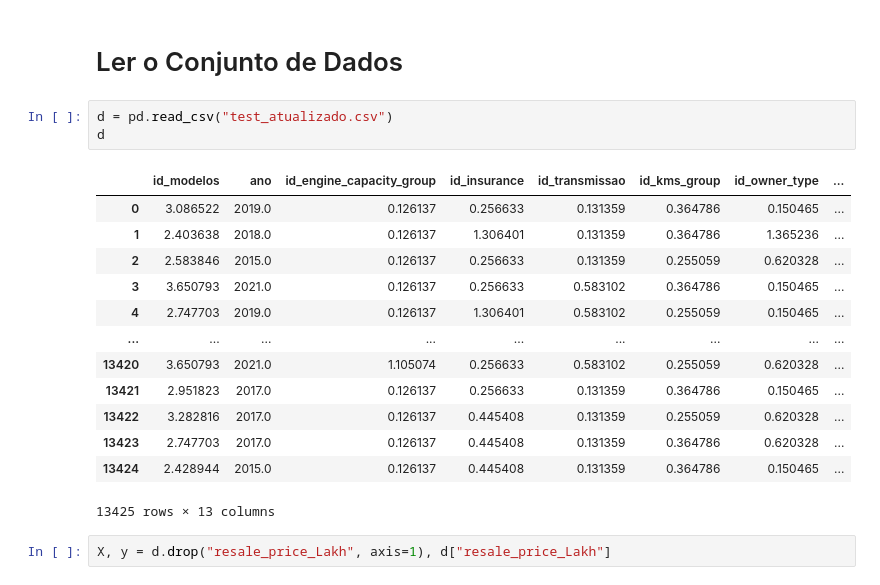
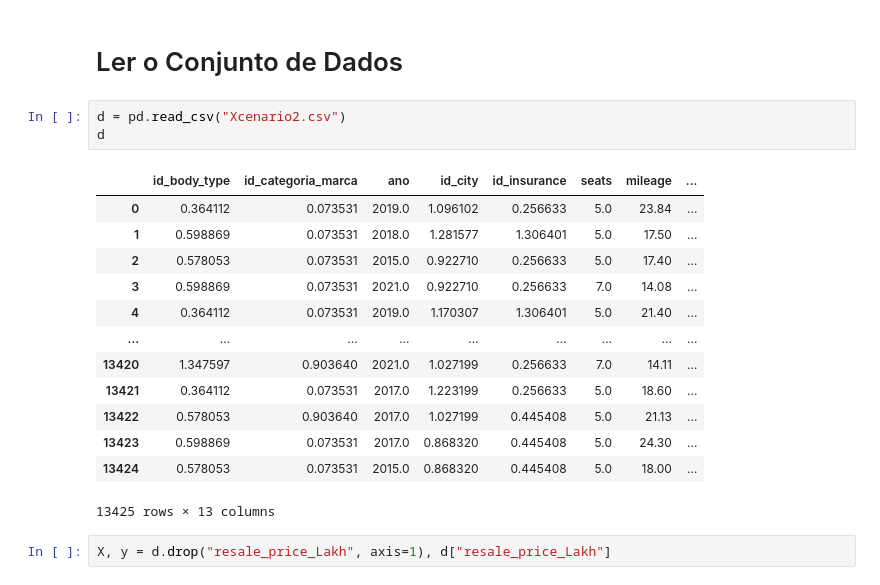
Before and after one commit to ruicoelhor22/AASE, a Jupyter notebook: atualregressao2.ipynb, the cells around one changed output. Cells and saved outputs as stored; diff of their text form.

```diff
--- a/atualregressao2.ipynb
+++ b/atualregressao2.ipynb
@@ -61,21 +61,21 @@ METRICS = {
 # %% [markdown]
 # Ler o Conjunto de Dados
 # %%
-d = pd.read_csv("test_atualizado.csv")
+d = pd.read_csv("Xcenario2.csv")
 d
 # %% [output]
-|  | id_modelos | ano | id_engine_capacity_group | id_insurance | id_transmissao | id_kms_group | id_owner_type | ... |
-| 0 | 3.086522 | 2019.0 | 0.126137 | 0.256633 | 0.131359 | 0.364786 | 0.150465 | ... |
-| 1 | 2.403638 | 2018.0 | 0.126137 | 1.306401 | 0.131359 | 0.364786 | 1.365236 | ... |
-| 2 | 2.583846 | 2015.0 | 0.126137 | 0.256633 | 0.131359 | 0.255059 | 0.620328 | ... |
-| 3 | 3.650793 | 2021.0 | 0.126137 | 0.256633 | 0.583102 | 0.364786 | 0.150465 | ... |
-| 4 | 2.747703 | 2019.0 | 0.126137 | 1.306401 | 0.583102 | 0.255059 | 0.150465 | ... |
+|  | id_body_type | id_categoria_marca | ano | id_city | id_insurance | seats | mileage | ... |
+| 0 | 0.364112 | 0.073531 | 2019.0 | 1.096102 | 0.256633 | 5.0 | 23.84 | ... |
+| 1 | 0.598869 | 0.073531 | 2018.0 | 1.281577 | 1.306401 | 5.0 | 17.50 | ... |
+| 2 | 0.578053 | 0.073531 | 2015.0 | 0.922710 | 0.256633 | 5.0 | 17.40 | ... |
+| 3 | 0.598869 | 0.073531 | 2021.0 | 0.922710 | 0.256633 | 7.0 | 14.08 | ... |
+| 4 | 0.364112 | 0.073531 | 2019.0 | 1.170307 | 1.306401 | 5.0 | 21.40 | ... |
 | ... | ... | ... | ... | ... | ... | ... | ... | ... |
-| 13420 | 3.650793 | 2021.0 | 1.105074 | 0.256633 | 0.583102 | 0.255059 | 0.620328 | ... |
-| 13421 | 2.951823 | 2017.0 | 0.126137 | 0.256633 | 0.131359 | 0.364786 | 0.150465 | ... |
-| 13422 | 3.282816 | 2017.0 | 0.126137 | 0.445408 | 0.131359 | 0.255059 | 0.620328 | ... |
-| 13423 | 2.747703 | 2017.0 | 0.126137 | 0.445408 | 0.131359 | 0.364786 | 0.620328 | ... |
-| 13424 | 2.428944 | 2015.0 | 0.126137 | 0.445408 | 0.131359 | 0.364786 | 0.150465 | ... |
+| 13420 | 1.347597 | 0.903640 | 2021.0 | 1.027199 | 0.256633 | 7.0 | 14.11 | ... |
+| 13421 | 0.364112 | 0.073531 | 2017.0 | 1.223199 | 0.256633 | 5.0 | 18.60 | ... |
+| 13422 | 0.578053 | 0.903640 | 2017.0 | 1.027199 | 0.445408 | 5.0 | 21.13 | ... |
+| 13423 | 0.598869 | 0.073531 | 2017.0 | 0.868320 | 0.445408 | 5.0 | 24.30 | ... |
+| 13424 | 0.578053 | 0.073531 | 2015.0 | 0.868320 | 0.445408 | 5.0 | 18.00 | ... |
 13425 rows × 13 columns
 # %%
 X, y = d.drop("resale_price_Lakh", axis=1), d["resale_price_Lakh"]
```
Also changed, not shown: parts of 7 cells of this notebook, 10 other files.
